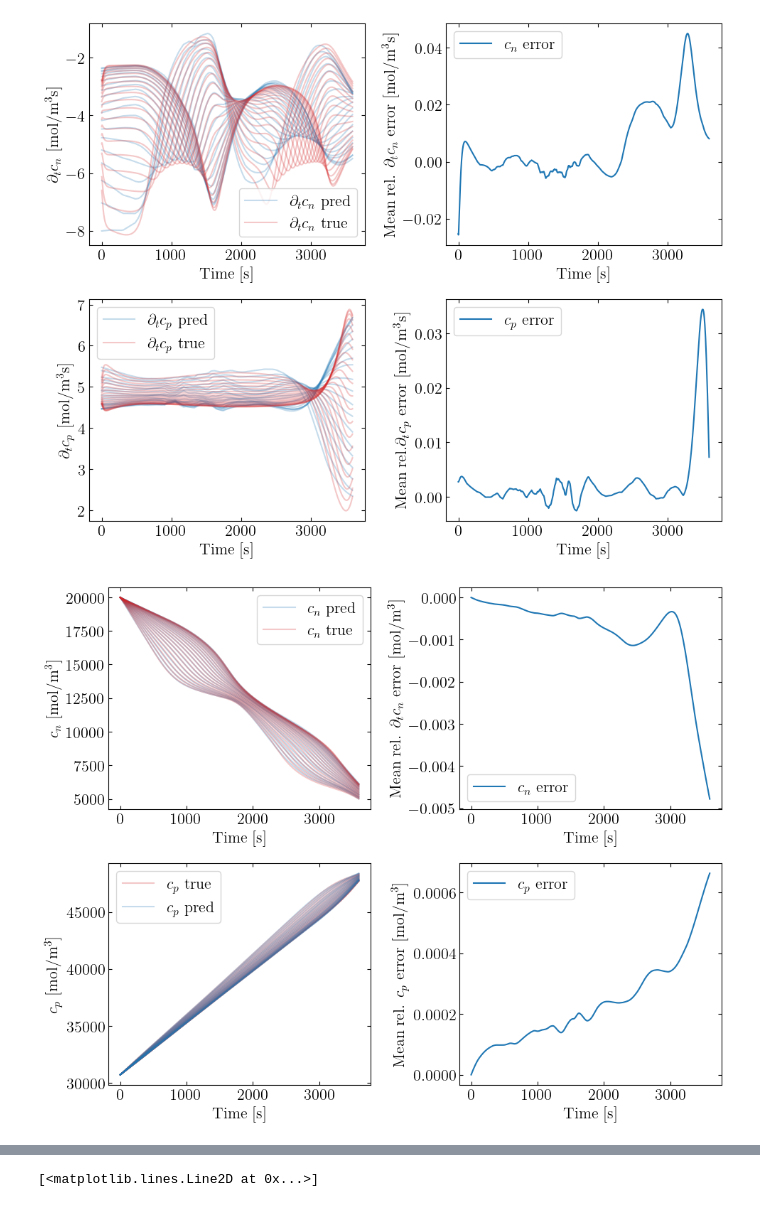
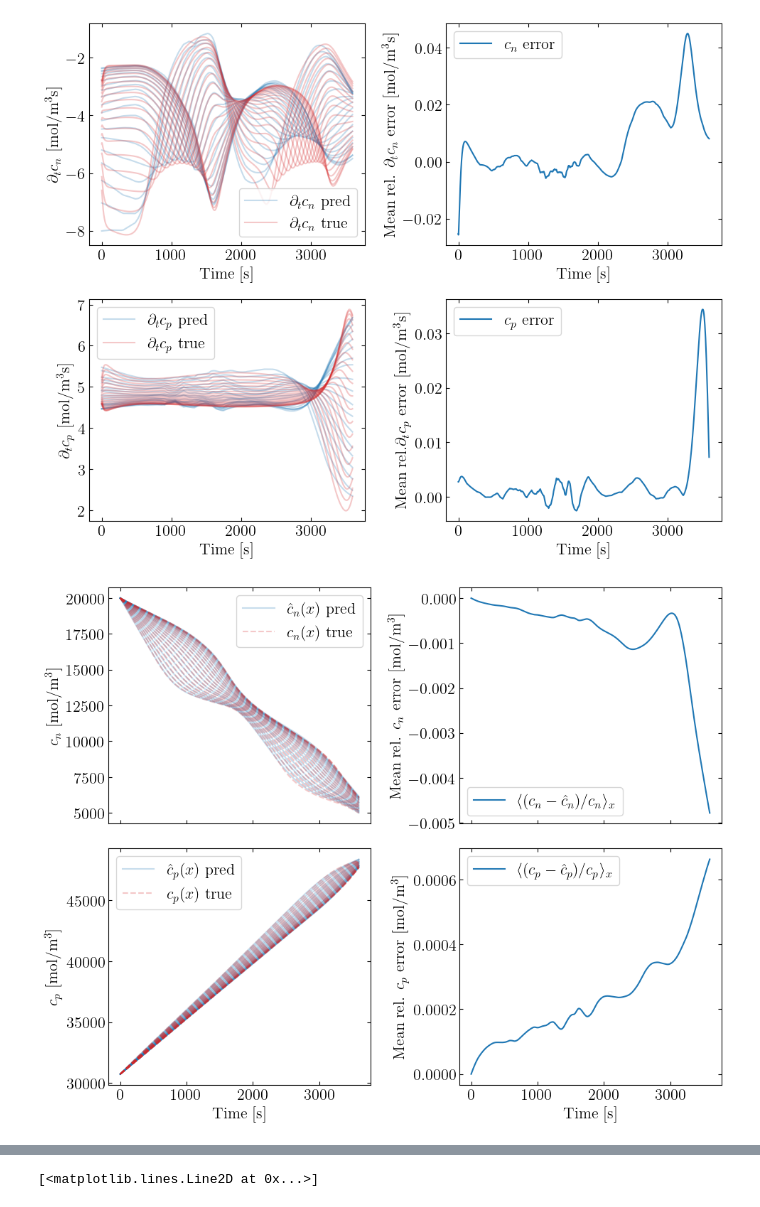
Before and after one commit to j-haralds/MSc_thesis, a Jupyter notebook: program/4_Encoded_c_x/1_JH_cx_cdot.ipynb, the cells around one changed output, grey strips where cells are left out. Cells and saved outputs as stored; diff of their text form; code cells hidden in the pictures.

```diff
--- a/program/4_Encoded_c_x/1_JH_cx_cdot.ipynb
+++ b/program/4_Encoded_c_x/1_JH_cx_cdot.ipynb
@@ -150,11 +150,11 @@ print("Variable index:", var_index)
 Data shape: (2, 3600, 8, 20)
 Variable index: {'I': 0, 'V': 1, 'cnr': 2, 'cpr': 3, 'dI': 4, 'cnr_dot': 5, 'cpr_dot': 6, 'valid': 7}
 # %%
-currents = 'DC'
-B_gen = 500
+# currents = 'DC'
+# B_gen = 500
 
-print(f'Generating {B_gen} batches of {currents} profiles with length {T} and variables {all_cols}')
+# print(f'Generating {B_gen} batches of {currents} profiles with length {T} and variables {all_cols}')
 
-dataX, var_index,params  = gen_data(B_gen, data_cols, currents=f'{currents}', I_low=0.25, I_high=1.0)
-dataX = dataX.astype(np.float32)
-np.savez_compressed(f'data_cx/B{B_gen}_data_cx_{currents}_dt_{T}.npz', X=dataX, var_index=var_index)
+# dataX, var_index,params  = gen_data(B_gen, data_cols, currents=f'{currents}', I_low=0.25, I_high=1.0)
+# dataX = dataX.astype(np.float32)
+# np.savez_compressed(f'data_cx/B{B_gen}_data_cx_{currents}_dt_{T}.npz', X=dataX, var_index=var_index)
@@ -902,53 +900,53 @@ cp_dot_traj shape: (3595, 20)
 cn_dot_test shape: (3595,)
 [figure]
 # %%
-f, ax = plt.subplots(2, 2, figsize=(10, 8))
+f, ax = plt.subplots(2, 2, figsize=(10, 8), sharex=True)
 
 
 # ---- Row 1: c_n ----
+
+
 ax[0, 0].plot(t_preds, cn_traj[:steps_run, 1:], alpha=0.25, color='tab:blue')
-ax[0, 0].plot(t_preds, cn_traj[:steps_run, 0], alpha=0.25, color='tab:blue',
-              label=r'$c_n$ pred')
+ax[0, 0].plot(t_preds, cn_traj[:steps_run, 0], alpha=0.25, color='tab:blue',label=r'$\hat{c}_n(x)$ pred')
 ax[0, 0].plot(t_true, cnr_test[idx, :steps_run, 0], alpha=0.25, color='tab:red',
-              label=r'$c_n$ true')
-ax[0, 0].plot(t_true, cnr_test[idx, :steps_run, 1:], alpha=0.25, color='tab:red')
-ax[0, 0].set_xlabel('Time [s]')
+              label=r'$c_n(x)$ true', linestyle='--')
+ax[0, 0].plot(t_true, cnr_test[idx, :steps_run, 1:], alpha=0.25, color='tab:red',linestyle='--')
 ax[0, 0].set_ylabel(r'$c_n$ [mol/m$^3$]')
 ax[0, 0].legend()
 
 ax[0, 1].plot(
     t_preds[:steps_run],
     np.mean((cn_traj[:steps_run, :] - cnr_test[idx, :steps_run, :]) / cnr_test[idx, :steps_run, :], axis=1),
-    label=r'$c_n$ error')
-ax[0, 1].set_xlabel('Time [s]')
-ax[0, 1].set_ylabel(r'Mean rel. $\partial_tc_n$ error [mol/m$^3$]')
+    label=r'$\langle(c_n - \hat{c}_n)/c_n\rangle_x$')
+ax[0, 1].set_ylabel(r'Mean rel. $c_n$ error [mol/m$^3$]')
 ax[0, 1].legend()
 
 
 # ---- Row 2: c_p ----
-ax[1, 0].plot(t_true, cpr_test[idx, :steps_run, 0], alpha=0.25, color='tab:red',
-              label=r'$c_p$ true')
-ax[1, 0].plot(t_true, cpr_test[idx, :steps_run, 1:], alpha=0.25, color='tab:red')
+
 ax[1, 0].plot(t_preds, cp_traj[:steps_run, 1:], alpha=0.25, color='tab:blue')
 ax[1, 0].plot(t_preds, cp_traj[:steps_run, 0], alpha=0.25, color='tab:blue',
-              label=r'$c_p$ pred')
+              label=r'$\hat{c}_p(x)$ pred')
+ax[1, 0].plot(t_true, cpr_test[idx, :steps_run, 0], alpha=0.25, color='tab:red',
+              label=r'$c_p(x)$ true', linestyle='--')
+ax[1, 0].plot(t_true, cpr_test[idx, :steps_run, 1:], alpha=0.25, color='tab:red', linestyle='--')
 ax[1, 0].set_xlabel('Time [s]')
 ax[1, 0].set_ylabel(r'$c_p$ [mol/m$^3$]')
 ax[1, 0].legend()
 
 ax[1, 1].plot(
     t_preds[:steps_run],
     np.mean((cp_traj[:steps_run, :] - cpr_test[idx, :steps_run, :])/cpr_test[idx, :steps_run, :], axis=1),
-    label=r'$c_p$ error'
+    label=r'$\langle(c_p - \hat{c}_p)/c_p\rangle_x$'
 )
 ax[1, 1].set_xlabel('Time [s]')
 ax[1, 1].set_ylabel(r'Mean rel. $c_p$ error [mol/m$^3$]')
 ax[1, 1].legend()
 
 plt.tight_layout()
-#plt.savefig(f'figs/c_rollout_i{idx}_{currents}.pdf', bbox_inches='tight')
+plt.savefig(f'figs/c_rollout_i{idx}_{currents}.pdf', bbox_inches='tight')
 # %% [output]
-[figure, old version]
+[figure, new version]
 # %%
 def calc_N(c,fv,L, A = params['Electrode height [m]'] * params['Electrode width [m]']):
     dx = L / c.shape[1]  # node spacing
```
Also changed, not shown: parts of 7 cells of this notebook, 4 other files.
